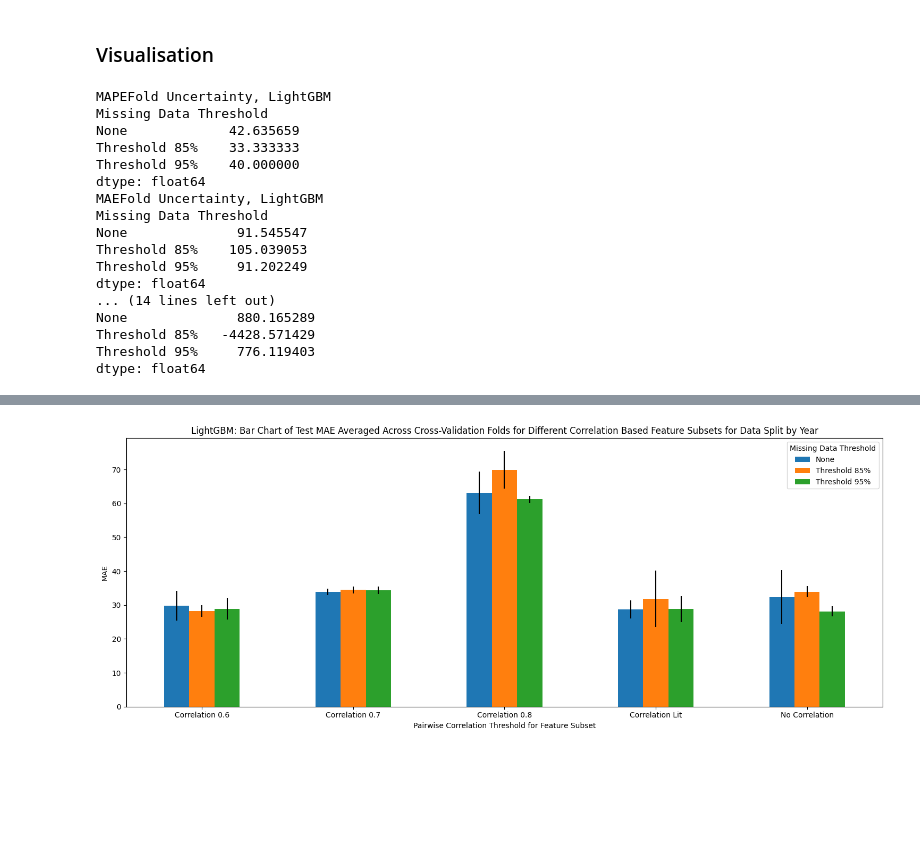
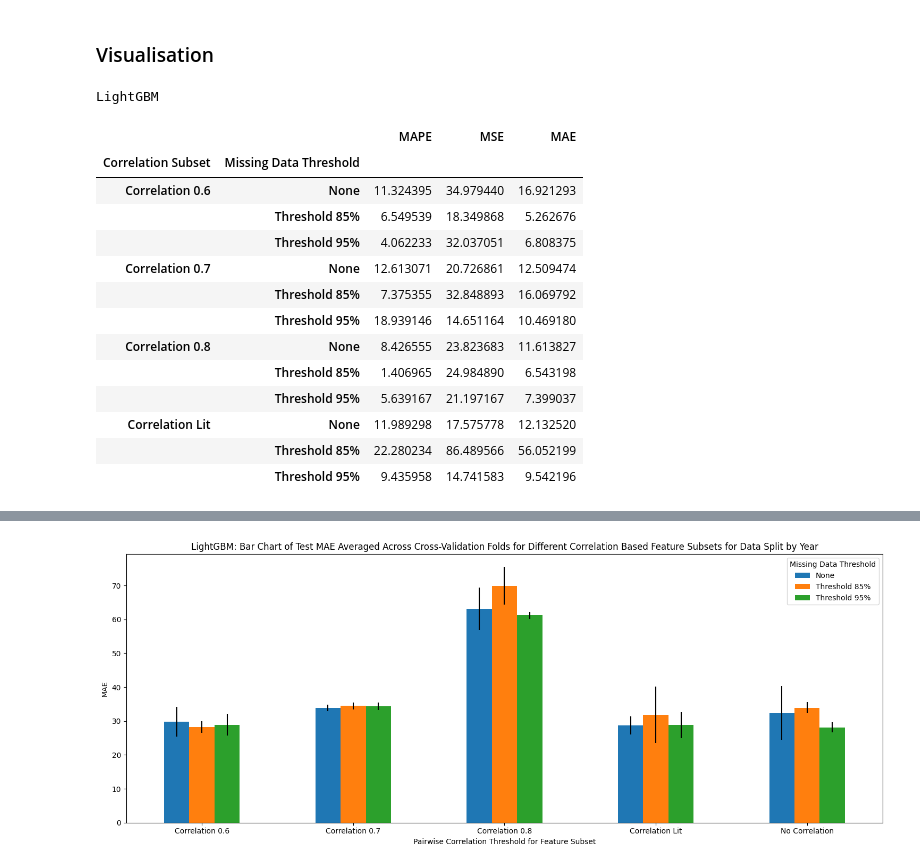
Before and after one commit to R0sle/health_economics_honours, a Jupyter notebook: code/fs_comparison.ipynb, the cells around one changed output, grey strips where cells are left out. Saved outputs shown, nothing was run; the diff lists cells and outputs as text; code cells hidden in the pictures; blank space fills up the shorter version.

```diff
--- a/code/fs_comparison.ipynb
+++ b/code/fs_comparison.ipynb
@@ -1068,32 +1146,43 @@ See the caveats in the documentation: https://pandas.pydata.org/pandas-docs/stab
   no_corr_std_rf_year['Correlation Subset'] = 'No Correlation'
 # %% [markdown]
 ### Visualisation
-# %%
-from collections import defaultdict
-
-data_lgbm = all_data_lgb_year.astype(float)
-lgbm_folds = defaultdict(float)
-
-for metric in data_lgbm.columns:
-    d = pd.DataFrame(data_lgbm[metric].unstack(level='Missing Data Threshold'))
-    fold_uncert = ((d.max() - d.min()) / d.mean()) * 100
-    print(metric + "Fold Uncertainty, LightGBM")
-    print(fold_uncert)
-# %% [output]
-MAPEFold Uncertainty, LightGBM
-Missing Data Threshold
-None             42.635659
-Threshold 85%    33.333333
-Threshold 95%    40.000000
-dtype: float64
-MAEFold Uncertainty, LightGBM
-Missing Data Threshold
-None              91.545547
-Threshold 85%    105.039053
-Threshold 95%     91.202249
-dtype: float64
-... (14 lines left out)
-None              880.165289
-Threshold 85%   -4428.571429
-Threshold 95%     776.119403
-dtype: float64
+# %%
+result_dict_year_lgb = {}
+result_dict_year_xgb = {}
+result_dict_year_rf = {}
+
+# Loop through each metric and compute the max % fold difference
+for metric in ['MAPE', 'MSE', 'MAE']:
+    result = test_stats_corr_rf_year.groupby(['Correlation Subset', 'Missing Data Threshold'])[metric].agg(
+        lambda x: ((x.max() - x.min()) / x.mean()) * 100
+    )
+    result_dict_year_lgb[metric] = result
+
+    result = test_stats_corr_xgb_year.groupby(['Correlation Subset', 'Missing Data Threshold'])[metric].agg(
+        lambda x: ((x.max() - x.min()) / x.mean()) * 100
+    )
+    result_dict_year_xgb[metric] = result
+
+    result = test_stats_corr_rf_year.groupby(['Correlation Subset', 'Missing Data Threshold'])[metric].agg(
+        lambda x: ((x.max() - x.min()) / x.mean()) * 100
+    )
+    result_dict_year_rf[metric] = result
+# %%
+print('LightGBM')
+pd.DataFrame(result_dict_year_lgb)
+# %% [output]
+LightGBM
+|  |  | MAPE | MSE | MAE |
+| Correlation Subset | Missing Data Threshold |  |  |  |
+| Correlation 0.6 | None | 11.324395 | 34.979440 | 16.921293 |
+|  | Threshold 85% | 6.549539 | 18.349868 | 5.262676 |
+|  | Threshold 95% | 4.062233 | 32.037051 | 6.808375 |
+| Correlation 0.7 | None | 12.613071 | 20.726861 | 12.509474 |
+|  | Threshold 85% | 7.375355 | 32.848893 | 16.069792 |
+|  | Threshold 95% | 18.939146 | 14.651164 | 10.469180 |
+| Correlation 0.8 | None | 8.426555 | 23.823683 | 11.613827 |
+|  | Threshold 85% | 1.406965 | 24.984890 | 6.543198 |
+|  | Threshold 95% | 5.639167 | 21.197167 | 7.399037 |
+| Correlation Lit | None | 11.989298 | 17.575778 | 12.132520 |
+|  | Threshold 85% | 22.280234 | 86.489566 | 56.052199 |
+|  | Threshold 95% | 9.435958 | 14.741583 | 9.542196 |
```
Also changed, not shown: parts of 6 cells of this notebook, 2 other files.
